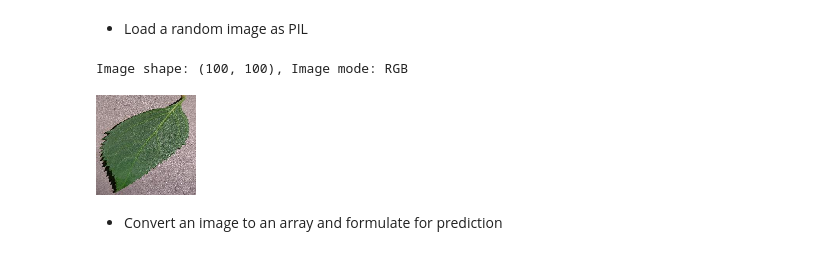
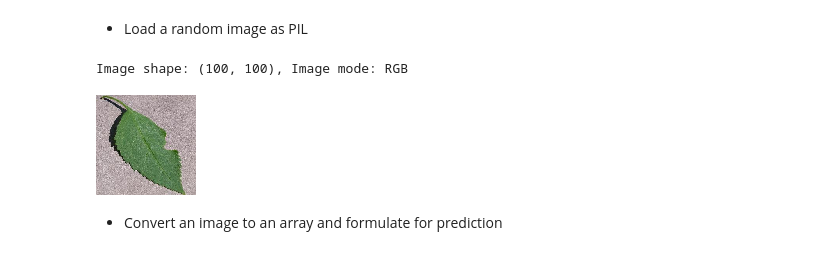
Before and after one commit to kctffs/mildew-detection-in-cherry-leaves, a Jupyter notebook: jupyter_notebooks/ModellingEvaluting.ipynb, the cells around one changed output. Saved outputs shown, nothing was run; the diff lists cells and outputs as text; code cells hidden in the pictures.

```diff
--- a/jupyter_notebooks/ModellingEvaluting.ipynb
+++ b/jupyter_notebooks/ModellingEvaluting.ipynb
@@ -416,21 +395,22 @@ joblib.dump(value=evaluation,
 - Load a random image as PIL
 # %%
 from tensorflow.keras.preprocessing import image
+from numpy import random
 
-pointer = 52
+pointer = random.randint(85)
 label = labels[1]
 
 target_size = (100, 100)
 
 pil_image = image.load_img(test_path + '/' + label + '/' + os.listdir(
     test_path+'/' + label)[pointer],
     target_size=target_size, color_mode='rgb')
 
 print(f'Image shape: {pil_image.size}, Image mode: {pil_image.mode}')
 pil_image
 # %% [output]
 Image shape: (100, 100), Image mode: RGB
-[figure, old version]
+[figure, new version]
 # %% [markdown]
 - Convert an image to an array and formulate for prediction
 # %%
```
Also changed, not shown: parts of 20 cells of this notebook, 7 other files.
